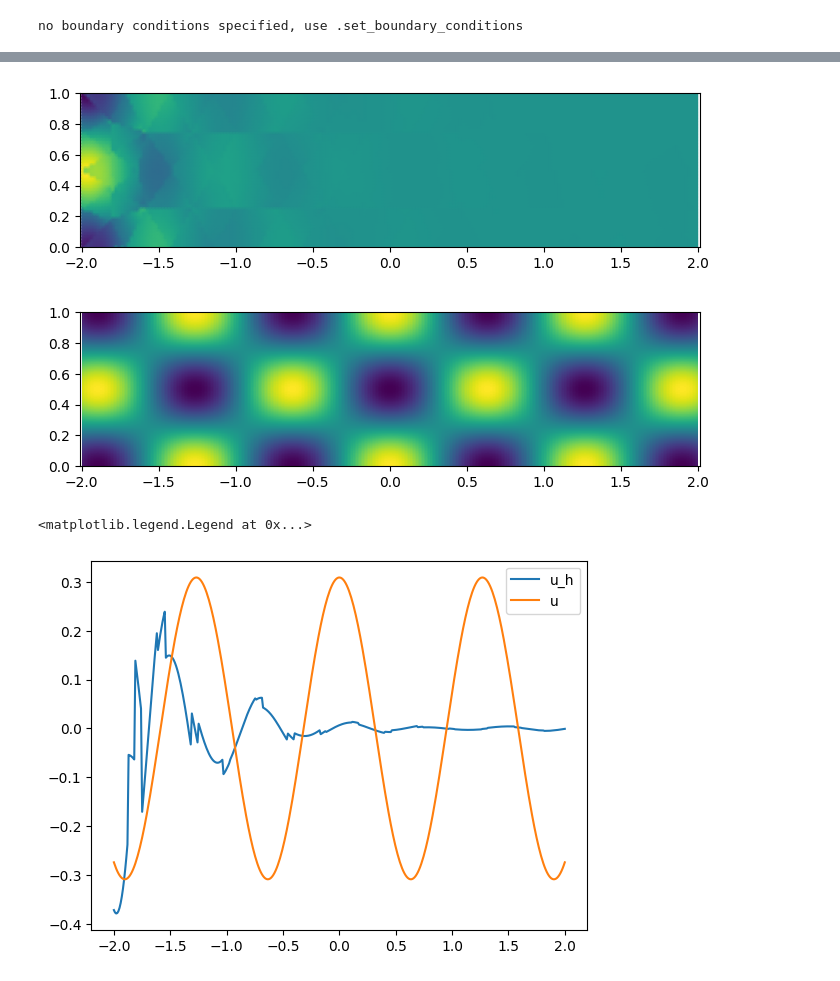
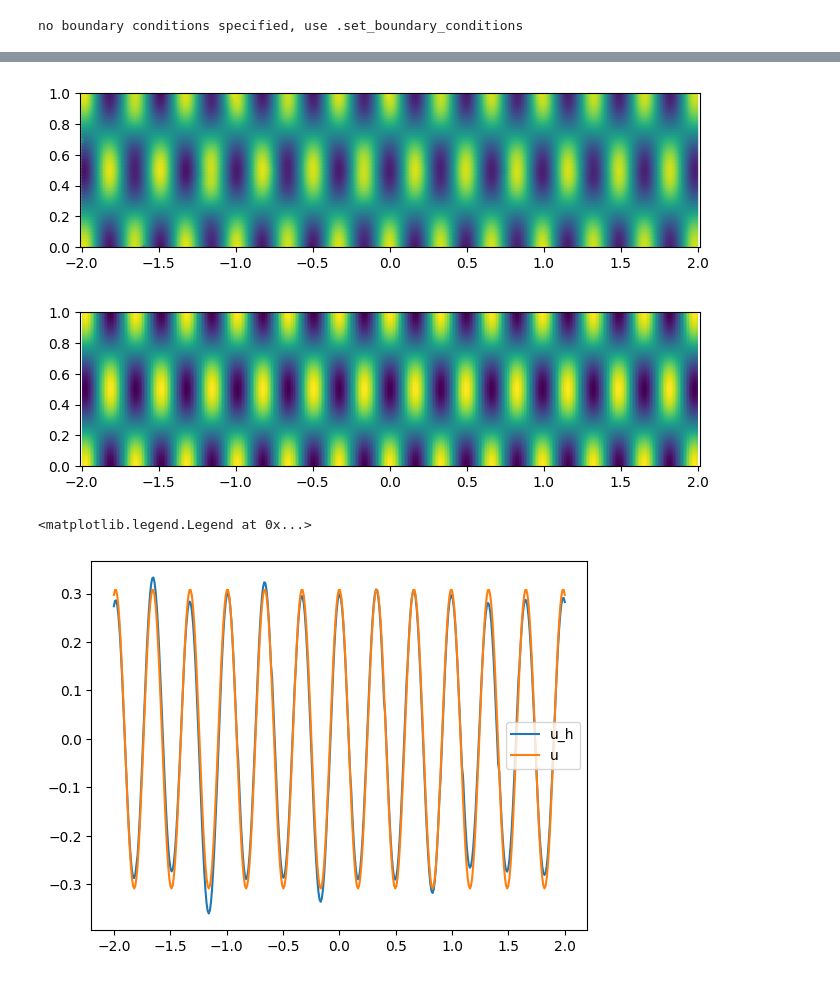
Before and after one commit to MPenaR/Trefftz, a Jupyter notebook: notebooks/playground.ipynb, the cells around one changed output, grey strips where cells are left out. Drawn from its saved outputs; the diff is of its cells as text; code cells hidden in the pictures.

```diff
--- a/notebooks/playground.ipynb
+++ b/notebooks/playground.ipynb
@@ -7,7 +7,7 @@ from trefftz.dg.fluxes import FluxType
 from problems.waveguide.RHS_types import RSH_type
 # %%
 #waveguide = Waveguide.CreateClean(verbose=True, R=5, lc = 0.1, k=8.)
-waveguide = Clean(verbose=True, R=2, lc = 0.3)
+waveguide = Clean(verbose=True, R=2, lc = 0.5)
 waveguide.plot()
 # %% [output]
 Info    : Meshing 1D...
@@ -24,5 +24,5 @@ Info    : 81 nodes 164 elements
 # %%
-problem = WaveguideProblem(domain=waveguide, N_theta=3, k=8, NtD_modes=15, assembler=Assemblers.serial)
+problem = WaveguideProblem(domain=waveguide, N_theta=15, k=20, NtD_modes=25, assembler=Assemblers.serial)
 # %%
 regions = waveguide.regions
 list(regions)
@@ -101,17 +100,17 @@ u = problem.solve()
 # %%
 problem.plot_trefftz_function(u)
 # %% [output]
-[figure, old version]
+[figure, new version]
 # %%
 problem.plot_mode(n=n)
 # %% [output]
-[figure, old version]
+[figure, new version]
 # %%
 x = np.linspace(-waveguide.R, waveguide.R,400)
 y = np.full_like(x, fill_value=0.2)
-plt.plot(x,np.real(u(x,y))/(np.pi/2), label="u_h")
+plt.plot(x,np.real(u(x,y)), label="u_h")
 plt.plot(x,np.real(problem.mode(n=n)(x, y)), label="u")
 plt.legend()
 # %% [output]
 <matplotlib.legend.Legend at 0x...>
-[figure, old version]
+[figure, new version]
```
Also changed, not shown: parts of 9 cells of this notebook, 2 other files.
